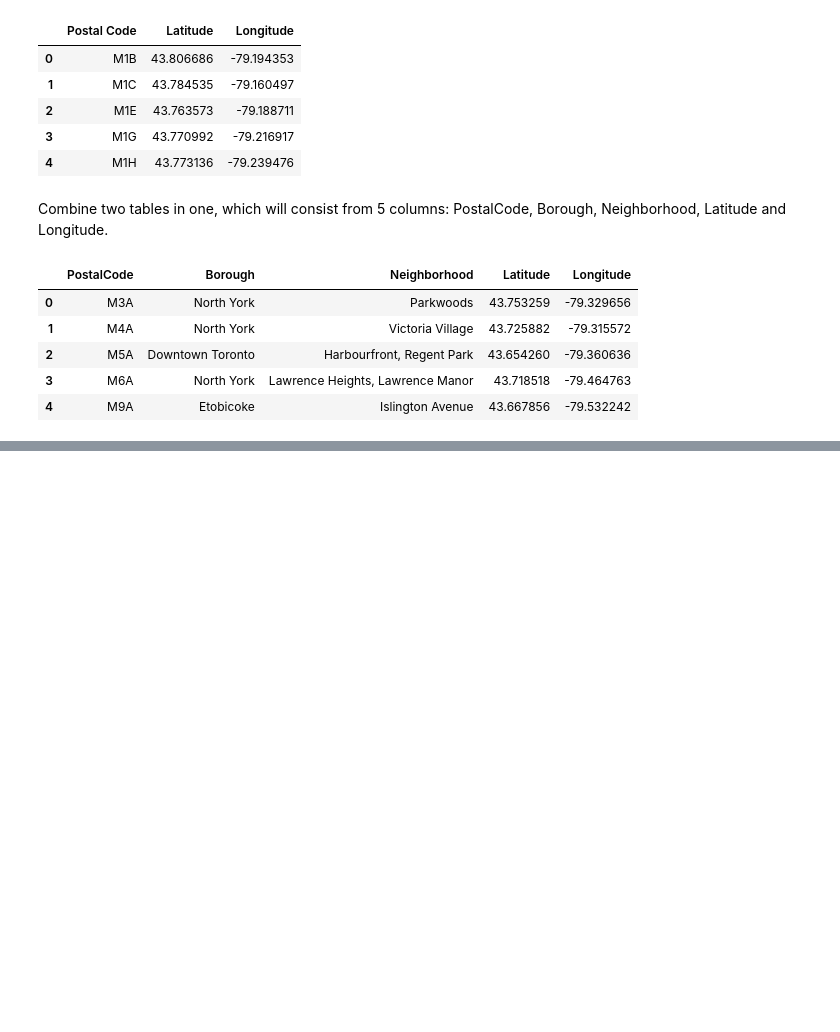
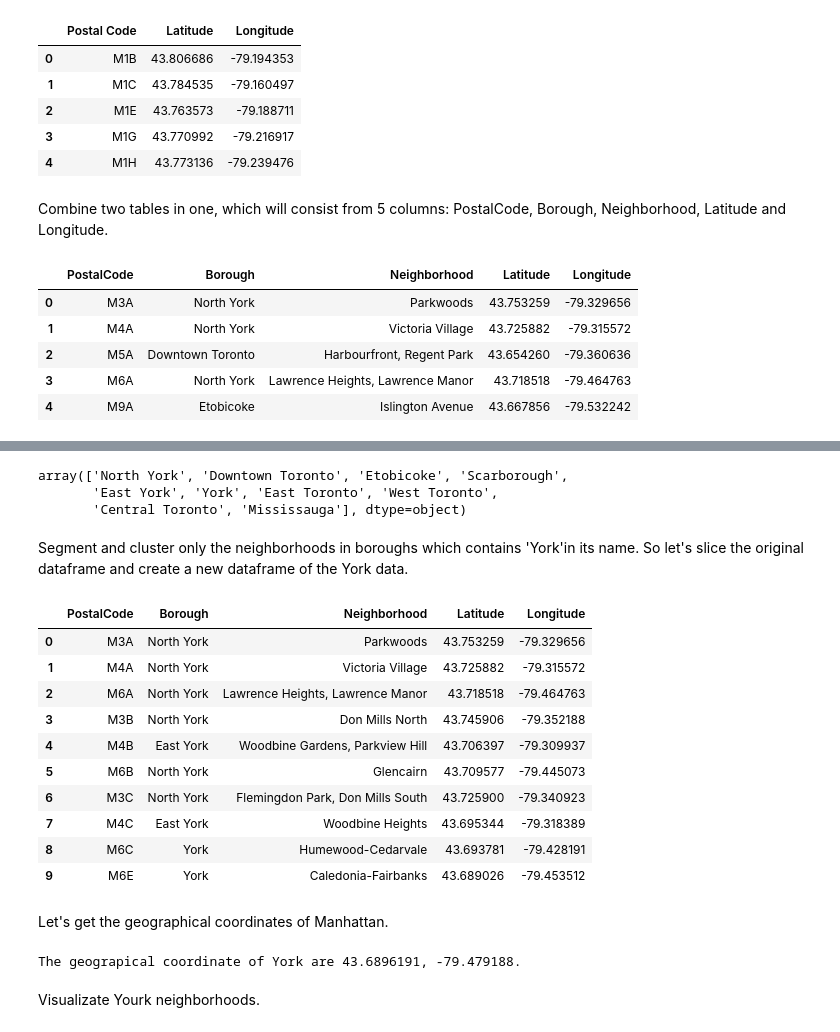
Before and after one commit to rolandina/Coursera_Capstone, a Jupyter notebook: Segmenting and Clustering Neighborhoods in Toronto.ipynb, the cells around one changed output, grey strips where cells are left out. Drawn from its saved outputs; the diff is of its cells as text; code cells hidden in the pictures; blank space fills up the shorter version.

```diff
--- a/Segmenting and Clustering Neighborhoods in Toronto.ipynb
+++ b/Segmenting and Clustering Neighborhoods in Toronto.ipynb
@@ -49,9 +47,9 @@ wiki_toronto.rename(columns={'Neighbourhood':'Neighborhood', 'Postcode':'Postalc
 # %% [markdown]
 Delete raws with "Not assigned" Borough
 # %%
-toronto_neighbourhoods = wiki_toronto[wiki_toronto["Neighborhood"] != 'Not assigned']
-toronto_neighbourhoods.reset_index(drop=True, inplace=True)
-toronto_neighbourhoods.head()
+toronto_neighborhoods = wiki_toronto[wiki_toronto["Neighborhood"] != 'Not assigned']
+toronto_neighborhoods.reset_index(drop=True, inplace=True)
+toronto_neighborhoods.head()
 # %% [output]
 |  | Postalcode | Borough | Neighborhood |
 | 0 | M3A | North York | Parkwoods |
@@ -62,16 +60,16 @@ toronto_neighbourhoods.head()
 # %% [markdown]
 Lets merge neighborhoods with the same postal code
 # %%
-temp_df=toronto_neighbourhoods.groupby('Postalcode')['Neighborhood'].apply(lambda x: "%s" % ', '.join(x))
+temp_df=toronto_neighborhoods.groupby('Postalcode')['Neighborhood'].apply(lambda x: "%s" % ', '.join(x))
 temp_df=temp_df.reset_index(drop=False)
 temp_df.rename(columns={'Neighborhood':'Neighborhood_joined'},inplace=True)
 # %%
-toronto_neighbourhoods = pd.merge(toronto_neighbourhoods, temp_df, on='Postalcode') #merge two dataframe
-toronto_neighbourhoods.drop(['Neighborhood'],axis=1,inplace=True)
-toronto_neighbourhoods.drop_duplicates(inplace=True)
-toronto_neighbourhoods.rename(columns={'Neighborhood_joined':'Neighborhood'},inplace=True) #rename columns
-toronto_neighbourhoods.reset_index(drop=True) #reset index
-toronto_neighbourhoods.head()
+toronto_neighborhoods = pd.merge(toronto_neighborhoods, temp_df, on='Postalcode') #merge two dataframe
+toronto_neighborhoods.drop(['Neighborhood'],axis=1,inplace=True)
+toronto_neighborhoods.drop_duplicates(inplace=True)
+toronto_neighborhoods.rename(columns={'Neighborhood_joined':'Neighborhood'},inplace=True) #rename columns
+toronto_neighborhoods.reset_index(drop=True) #reset index
+toronto_neighborhoods.head()
 # %% [output]
 |  | Postalcode | Borough | Neighborhood |
 | 0 | M3A | North York | Parkwoods |
@@ -164,16 +162,16 @@ geocoord_by_postal_code.head()
 # %% [markdown]
 Combine two tables in one, which will consist from 5 columns: PostalCode, Borough, Neighborhood, Latitude and Longitude.
 # %%
-for postal_code, borough, neighbourhood_name in zip(toronto_neighbourhoods['Postalcode'],
-                                                    toronto_neighbourhoods['Borough'],
-                                                    toronto_neighbourhoods['Neighborhood']):
+for postal_code, borough, neighborhood_name in zip(toronto_neighborhoods['Postalcode'],
+                                                    toronto_neighborhoods['Borough'],
+                                                    toronto_neighborhoods['Neighborhood']):
     filter_by_postal_code = geocoord_by_postal_code['Postal Code'] == postal_code
     filtred = geocoord_by_postal_code[filter_by_postal_code].reset_index(drop=True)
     neighborhood_lat = filtred.loc[0,'Latitude']
     neighborhood_lon = filtred.loc[0,'Longitude']
     neighborhoods = neighborhoods.append({'PostalCode': postal_code,
                                           'Borough': borough,
-                                          'Neighborhood': neighbourhood_name,
+                                          'Neighborhood': neighborhood_name,
                                           'Latitude': neighborhood_lat,
                                           'Longitude': neighborhood_lon}, ignore_index=True)
 neighborhoods.head()
@@ -186,0 +230,38 @@ neighborhoods.head()
+# %%
+neighborhoods['Borough'].unique()
+# %% [output]
+array(['North York', 'Downtown Toronto', 'Etobicoke', 'Scarborough',
+       'East York', 'York', 'East Toronto', 'West Toronto',
+       'Central Toronto', 'Mississauga'], dtype=object)
+# %% [markdown]
+Segment and cluster only the neighborhoods in boroughs which contains 'York'in its name. So let's slice the original dataframe and create a new dataframe of the York data.
+# %%
+condition = neighborhoods.Borough.str.contains('York')
+york_data = neighborhoods[condition].reset_index(drop=True)
+york_data.head(10)
+# %% [output]
+|  | PostalCode | Borough | Neighborhood | Latitude | Longitude |
+| 0 | M3A | North York | Parkwoods | 43.753259 | -79.329656 |
+| 1 | M4A | North York | Victoria Village | 43.725882 | -79.315572 |
+| 2 | M6A | North York | Lawrence Heights, Lawrence Manor | 43.718518 | -79.464763 |
+| 3 | M3B | North York | Don Mills North | 43.745906 | -79.352188 |
+| 4 | M4B | East York | Woodbine Gardens, Parkview Hill | 43.706397 | -79.309937 |
+| 5 | M6B | North York | Glencairn | 43.709577 | -79.445073 |
+| 6 | M3C | North York | Flemingdon Park, Don Mills South | 43.725900 | -79.340923 |
+| 7 | M4C | East York | Woodbine Heights | 43.695344 | -79.318389 |
+| 8 | M6C | York | Humewood-Cedarvale | 43.693781 | -79.428191 |
+| 9 | M6E | York | Caledonia-Fairbanks | 43.689026 | -79.453512 |
+# %% [markdown]
+Let's get the geographical coordinates of Manhattan.
+# %%
+address = 'York, Toronto'
+
+geolocator = Nominatim(user_agent="toronto_explorer")
+location = geolocator.geocode(address)
+latitude = location.latitude
+longitude = location.longitude
+print('The geograpical coordinate of York are {}, {}.'.format(latitude, longitude))
+# %% [output]
+The geograpical coordinate of York are 43.6896191, -79.479188.
+# %% [markdown]
+Visualizate Yourk neighborhoods.
```
Also changed, not shown: parts of 60 cells of this notebook.
